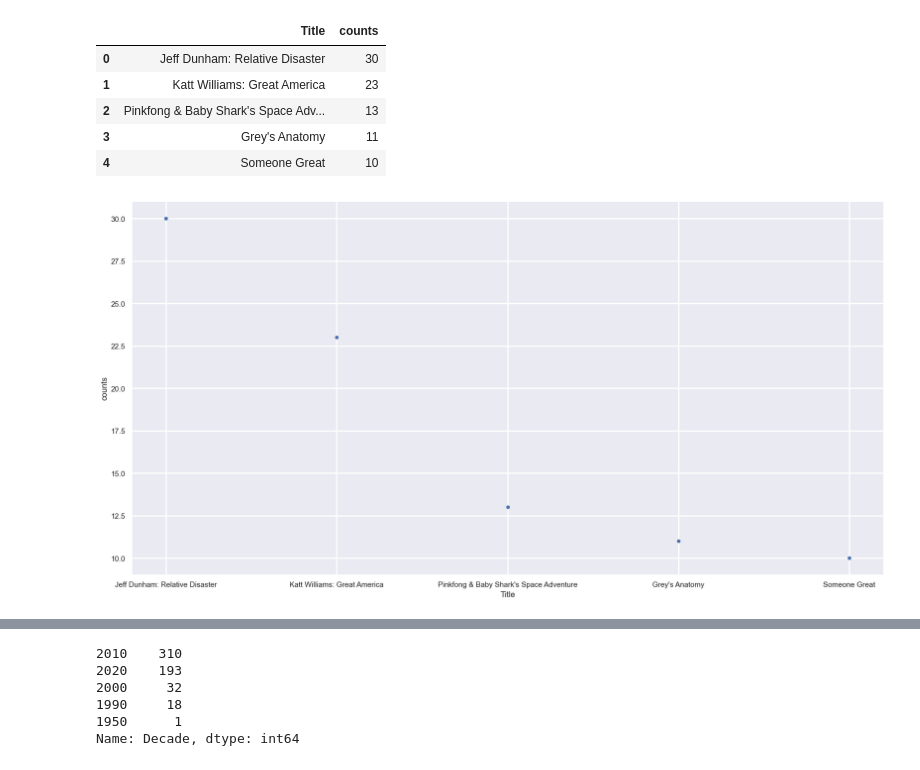
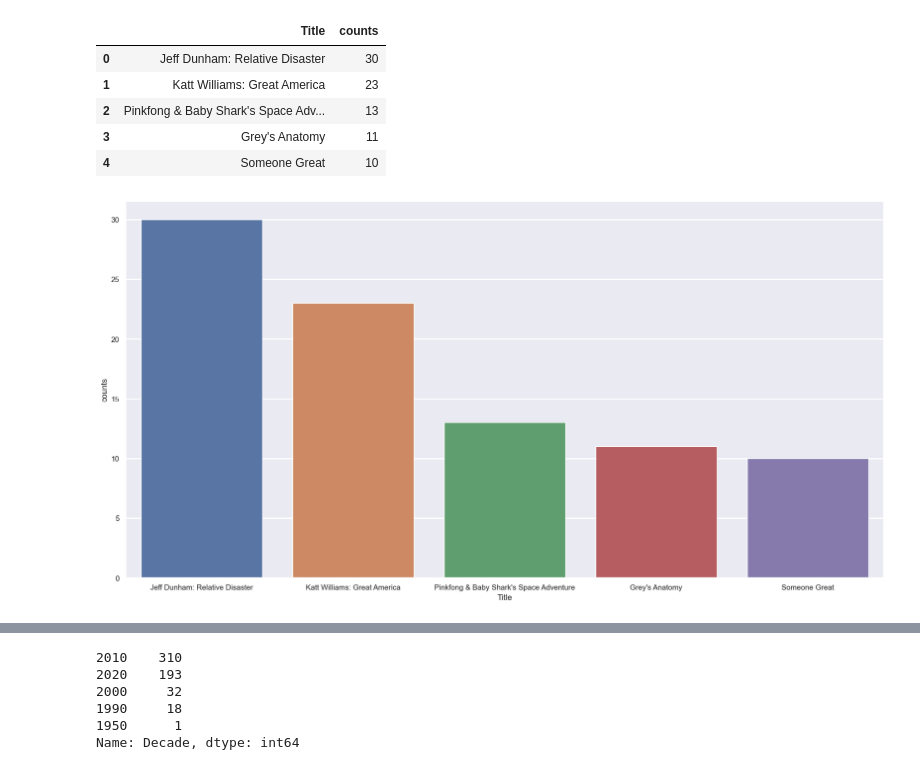
Before and after one commit to istarlet/netflix_viewing_habits, a Jupyter notebook: streaming_data.ipynb, the cells around one changed output, grey strips where cells are left out. Saved outputs shown, nothing was run; the diff lists cells and outputs as text; code cells hidden in the pictures.

Commit message:
Add more comments and update visuals

```diff
--- a/streaming_data.ipynb
+++ b/streaming_data.ipynb
@@ -48,3 +48,8 @@ streaming_combined.head(5)
 | 2 | Only Murders in the Building | 10/30/2022 21:03 | Hulu |
 | 3 | Only Murders in the Building | 10/30/2022 5:48 | Hulu |
 | 4 | Only Murders in the Building | 10/30/2022 5:12 | Hulu |
+# %%
+# Remove the timestamp from "Date Watched" column
+streaming_combined['Date Watched'] = pd.to_datetime(streaming_combined['Date Watched']).dt.normalize()
+
+streaming_combined.head()
@@ -302,12 +322,13 @@ titles_counts
 | 3 | Grey's Anatomy | 11 |
 | 4 | Someone Great | 10 |
 # %%
+# Create a Seaborn Barplot showing top 5 titles watched
 sns.set_style('darkgrid')
 plt.figure(figsize=(20, 10))
 sns.set_context('notebook', font_scale = 1, rc = {"grid.linewidth":2})
 
-sns.scatterplot(x = "Title", y="counts", data = titles_counts)
+sns.barplot(x = "Title", y="counts", data = titles_counts)
 
 plt.show()
 # %% [output]
-[figure, old version]
+[figure, new version]
```
Also changed, not shown: parts of 19 cells of this notebook, 1 other file.
